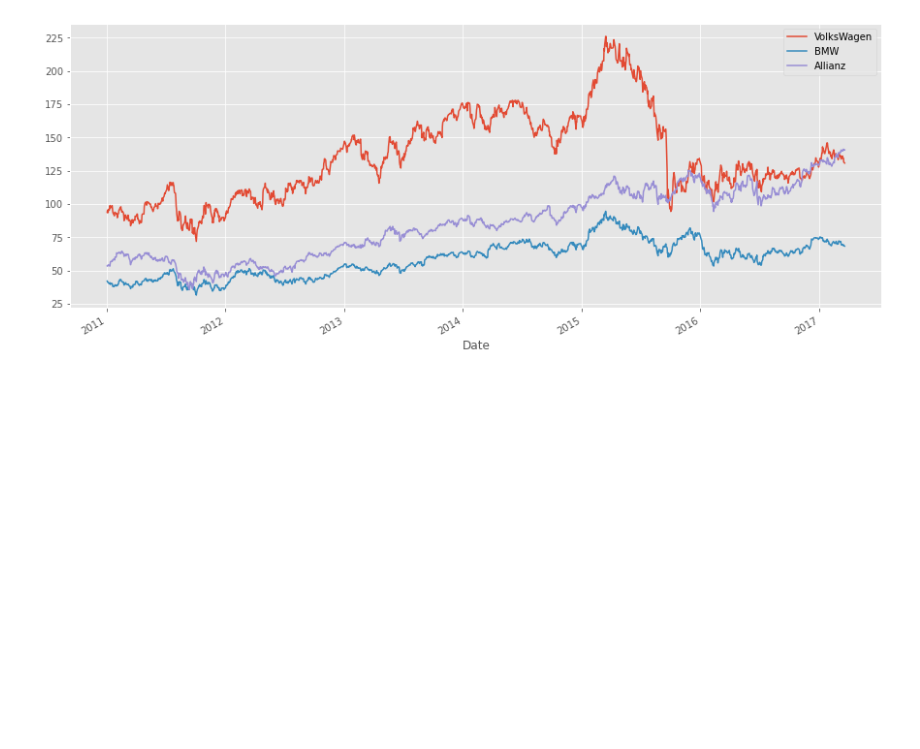
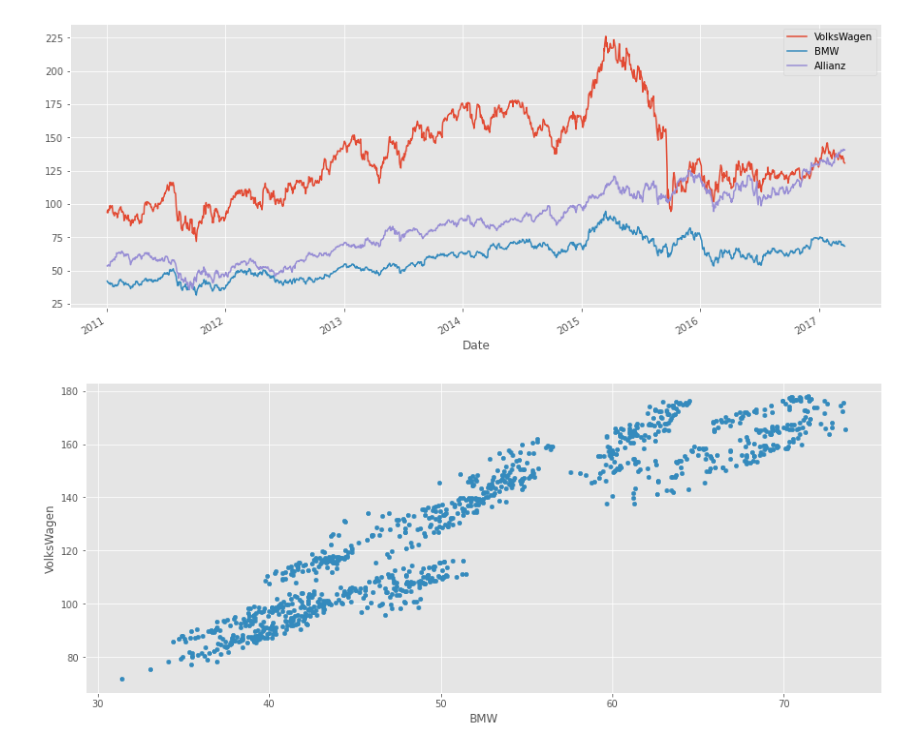
Before and after one commit to sandyherho/physComp, a Jupyter notebook: pycausal/realData.ipynb, the cells around one changed output. Drawn from its saved outputs; the diff is of its cells as text; code cells hidden in the pictures; blank space fills up the shorter version.

```diff
--- a/pycausal/realData.ipynb
+++ b/pycausal/realData.ipynb
@@ -22,3 +22,8 @@ df.head()
 df.plot(figsize=(15,6));
 # %% [output]
 [figure]
+# %%
+# prior 2015
+df.loc[:"2015-01-01"].plot.scatter(x="BMW", y="VolksWagen", figsize=(15,6));
+# %% [output]
+[figure, added]
```
Also changed, not shown: parts of 9 cells of this notebook, 3 other files.
